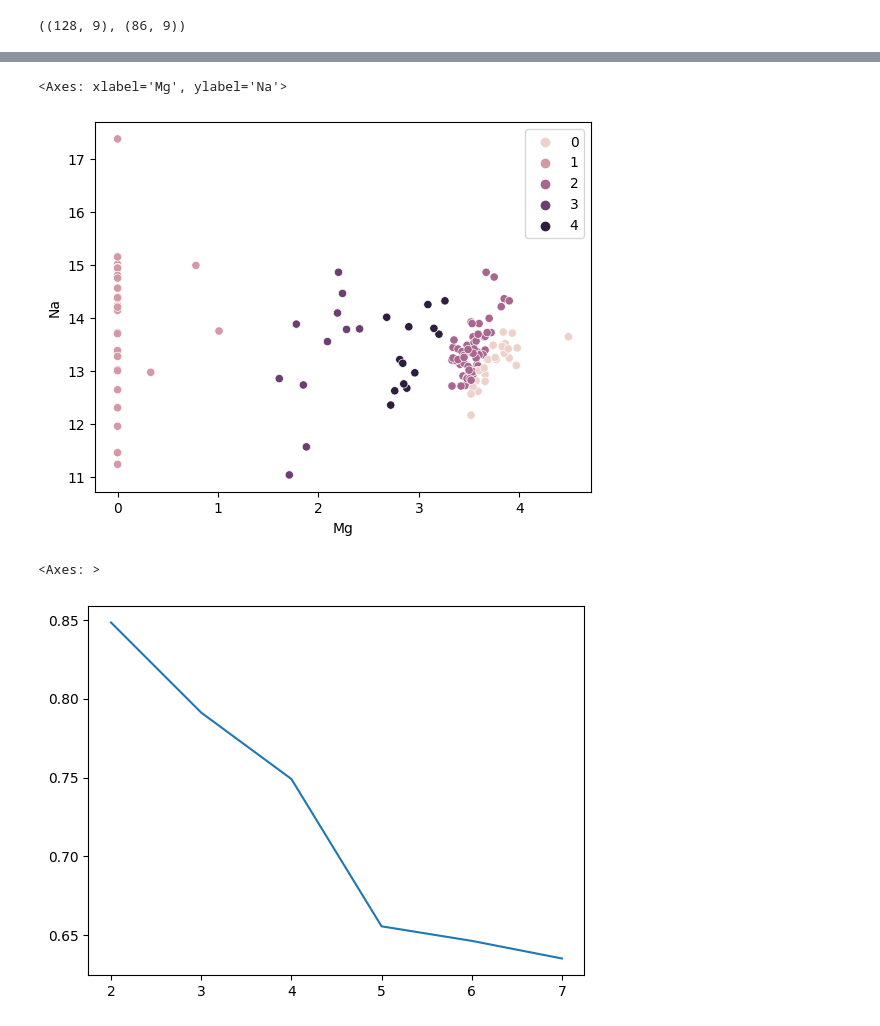
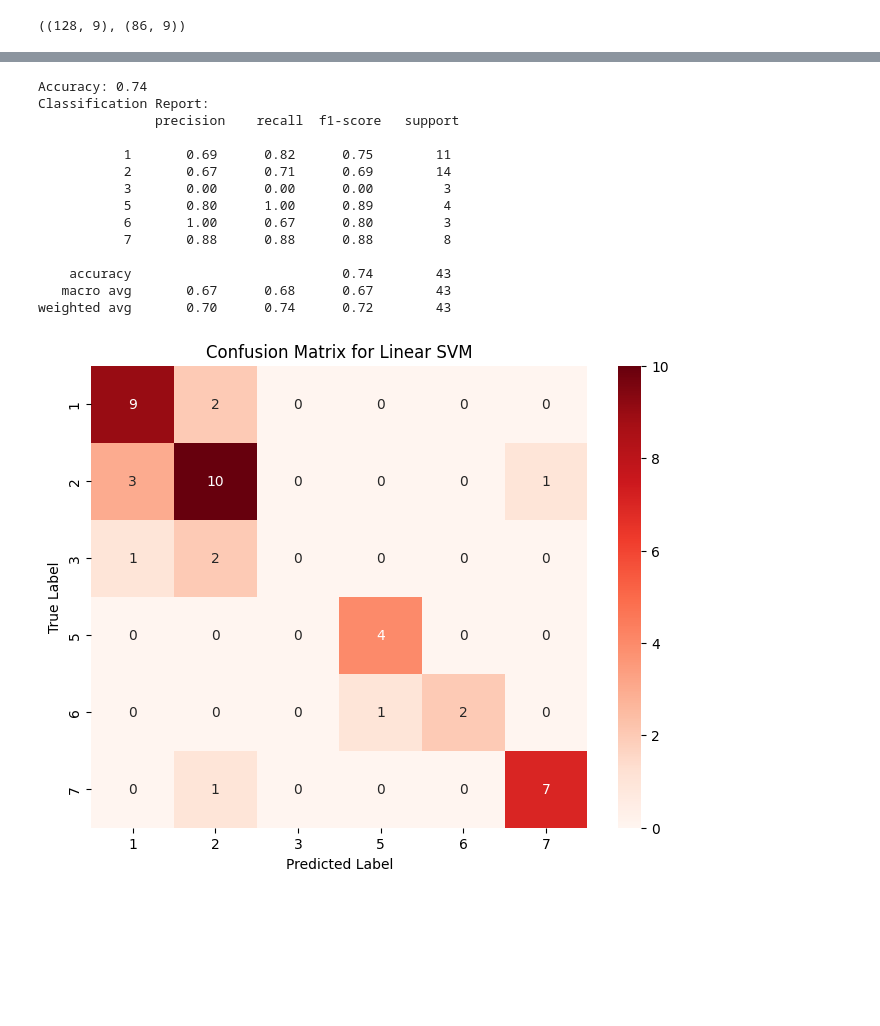
Before and after one commit to Akash0591/Akash-Reddy-Bommireddy, a Jupyter notebook: ICP5.ipynb, the cells around one changed output, grey strips where cells are left out. Saved outputs shown, nothing was run; the diff lists cells and outputs as text; code cells hidden in the pictures; blank space fills up the shorter version.

```diff
--- a/ICP5.ipynb
+++ b/ICP5.ipynb
@@ -291,10 +56,55 @@ sns.scatterplot(data = X_train, x = 'Mg', y = 'Na', hue = fits[2].labels_)
-# %%
-sns.scatterplot(data = X_train, x = 'Mg', y = 'Na', hue = fits[3].labels_)
-# %% [output]
-<Axes: xlabel='Mg', ylabel='Na'>
-[figure, removed]
-# %%
-sns.lineplot(x = K, y = score)
-# %% [output]
-<Axes: >
-[figure, removed]
+# %%
+import pandas as pd
+from sklearn.model_selection import train_test_split
+from sklearn.svm import SVC
+from sklearn.metrics import classification_report
+
+# Load the dataset
+data = pd.read_csv('/content/gdrive/My Drive/glass.csv')
+
+# Split the data into features (X) and the target variable (y)
+X = data.drop('Type', axis=1)
+y = data['Type']
+
+# Split the data into a training set and a test set (80% training, 20% testing)
+X_train, X_test, y_train, y_test = train_test_split(X, y, test_size=0.2, random_state=42)
+
+# Create and train the linear SVM model
+svm_model = SVC(kernel='linear')
+svm_model.fit(X_train, y_train)
+
+# Make predictions on the test data
+y_pred = svm_model.predict(X_test)
+
+# Evaluate the model
+accuracy = svm_model.score(X_test, y_test)
+report = classification_report(y_test, y_pred)
+# Predictions from Linear SVM
+y_pred = svm_model.predict(X_test)
+
+# Generate a confusion matrix
+conf_matrix_svc = confusion_matrix(y_test, y_pred)
+print(f'Accuracy: {accuracy:.2f}')
+print('Classification Report:\n', report)
+plt.figure(figsize=(8, 6))
+sns.heatmap(conf_matrix_svc, annot=True, fmt='d', cmap='Reds', xticklabels=np.unique(y_test), yticklabels=np.unique(y_test))
+plt.ylabel('True Label')
+plt.xlabel('Predicted Label')
+plt.title('Confusion Matrix for Linear SVM')
+plt.show()
+# %% [output]
+Accuracy: 0.74
+Classification Report:
+               precision    recall  f1-score   support
+
+           1       0.69      0.82      0.75        11
+           2       0.67      0.71      0.69        14
+           3       0.00      0.00      0.00         3
+           5       0.80      1.00      0.89         4
+           6       1.00      0.67      0.80         3
+           7       0.88      0.88      0.88         8
+
+    accuracy                           0.74        43
+   macro avg       0.67      0.68      0.67        43
+weighted avg       0.70      0.74      0.72        43
+[figure, added]
```
Also changed, not shown: parts of 27 cells of this notebook.
